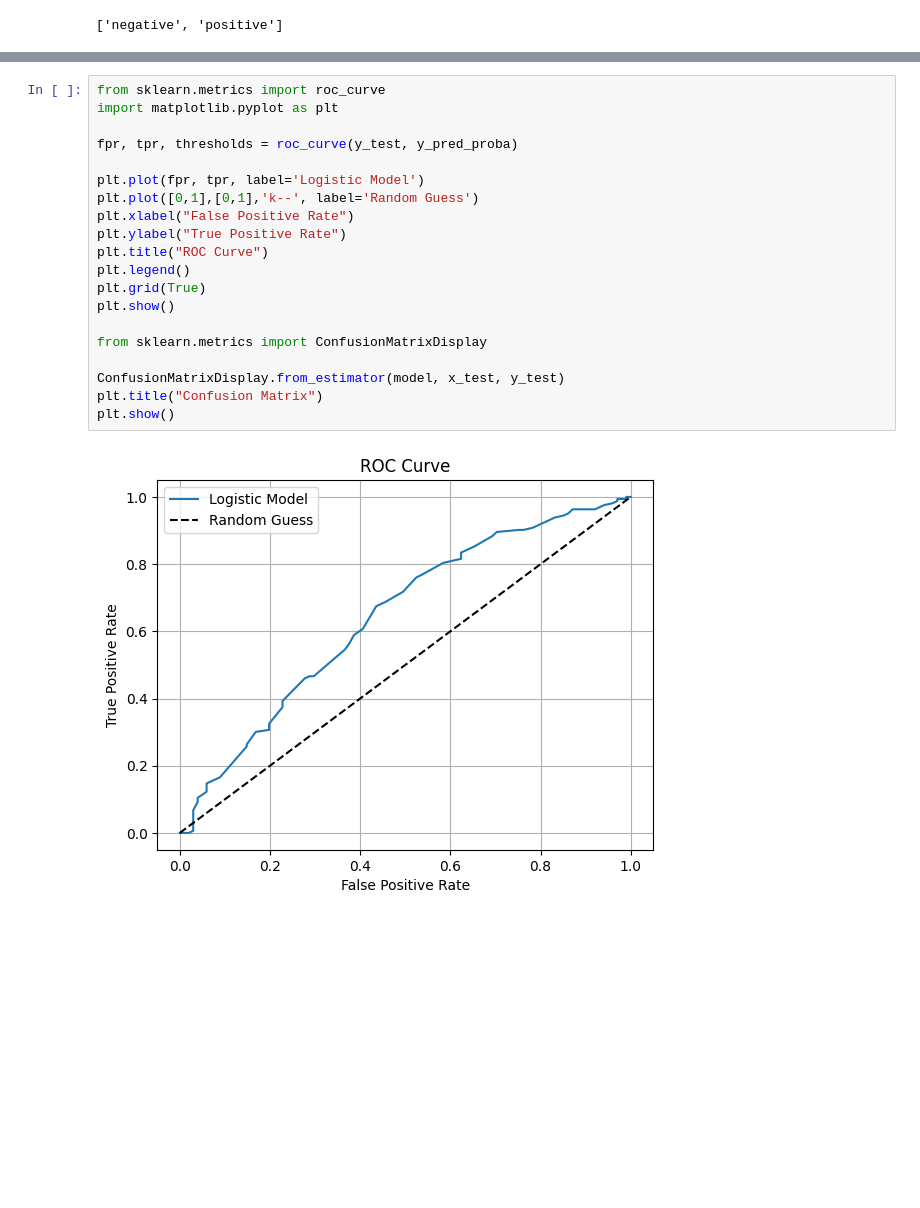
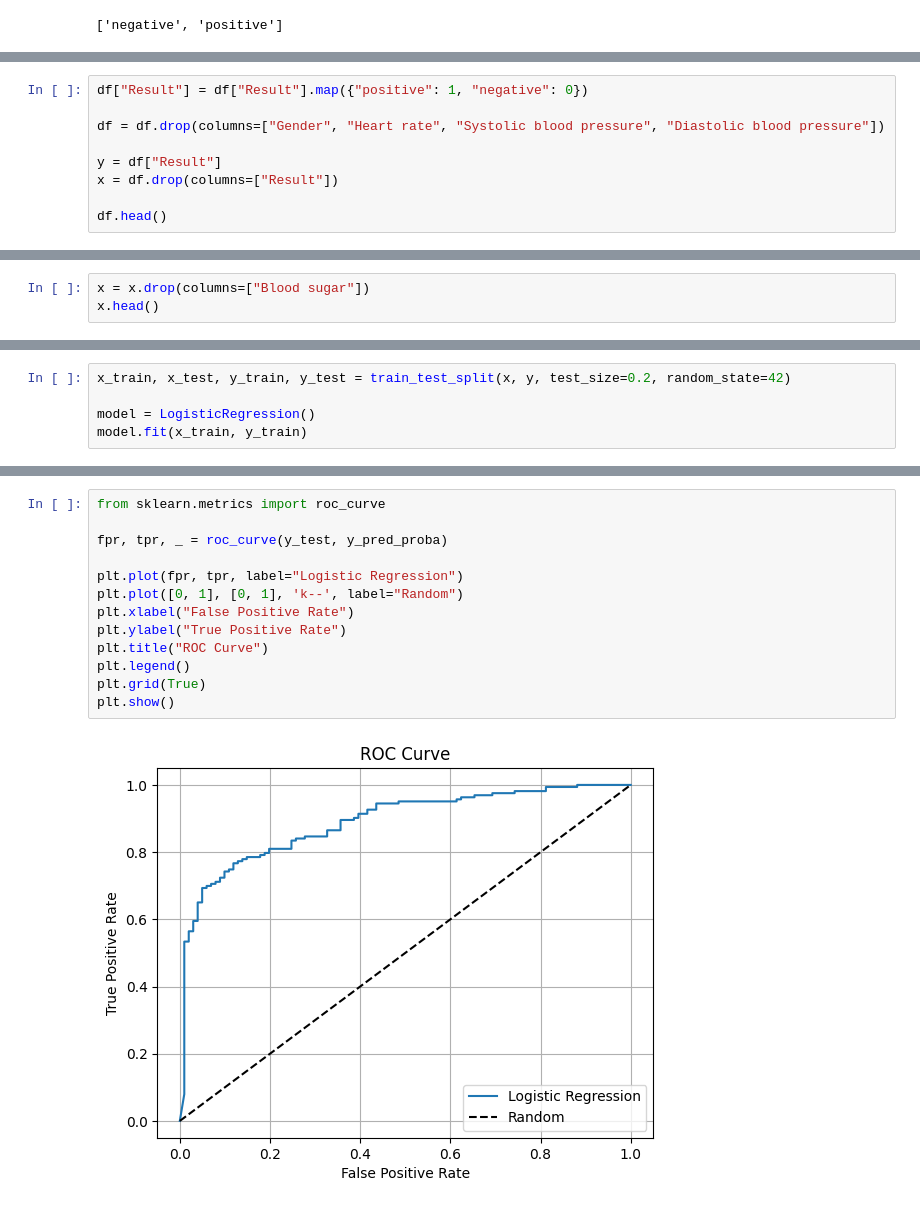
Before and after one commit to OndrejKutil/data_analytics, a Jupyter notebook: general/heart_attack_rate/analysis.ipynb, the cells around one changed output, grey strips where cells are left out. Cells and saved outputs as stored; diff of their text form; blank space fills up the shorter version.

Commit message:
heart attacks analysis

```diff
--- a/general/heart_attack_rate/analysis.ipynb
+++ b/general/heart_attack_rate/analysis.ipynb
@@ -51,0 +45,9 @@ Name: Result, dtype: int64
+# %%
+df["Result"] = df["Result"].map({"positive": 1, "negative": 0})
+
+df = df.drop(columns=["Gender", "Heart rate", "Systolic blood pressure", "Diastolic blood pressure"])
+
+y = df["Result"]
+x = df.drop(columns=["Result"])
+
+df.head()
@@ -72,0 +175,3 @@ Odds Ratio: [[1.03850821]]
+# %%
+x = x.drop(columns=["Blood sugar"])
+x.head()
@@ -72,0 +185,5 @@ Odds Ratio: [[1.03850821]]
+# %%
+x_train, x_test, y_train, y_test = train_test_split(x, y, test_size=0.2, random_state=42)
+
+model = LogisticRegression()
+model.fit(x_train, y_train)
@@ -112,22 +282,15 @@ Our logistic regression model has been trained to predict heart attack risk base
 # %%
 from sklearn.metrics import roc_curve
-import matplotlib.pyplot as plt
 
-fpr, tpr, thresholds = roc_curve(y_test, y_pred_proba)
+fpr, tpr, _ = roc_curve(y_test, y_pred_proba)
 
-plt.plot(fpr, tpr, label='Logistic Model')
-plt.plot([0,1],[0,1],'k--', label='Random Guess')
+plt.plot(fpr, tpr, label="Logistic Regression")
+plt.plot([0, 1], [0, 1], 'k--', label="Random")
 plt.xlabel("False Positive Rate")
 plt.ylabel("True Positive Rate")
 plt.title("ROC Curve")
 plt.legend()
 plt.grid(True)
 plt.show()
-
-from sklearn.metrics import ConfusionMatrixDisplay
-
-ConfusionMatrixDisplay.from_estimator(model, x_test, y_test)
-plt.title("Confusion Matrix")
-plt.show()
 # %% [output]
-[figure, old version]
+[figure, new version]
```
Also changed, not shown: parts of 31 cells of this notebook, 2 other files.
